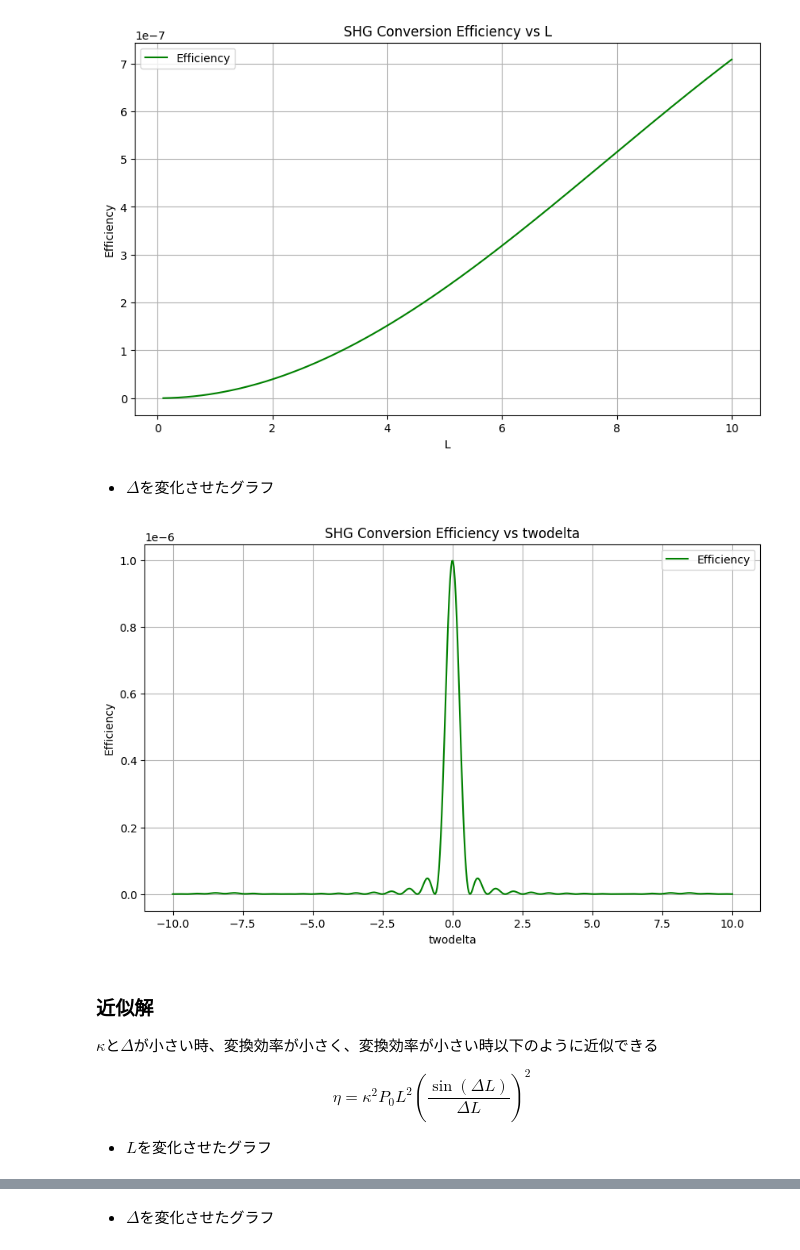
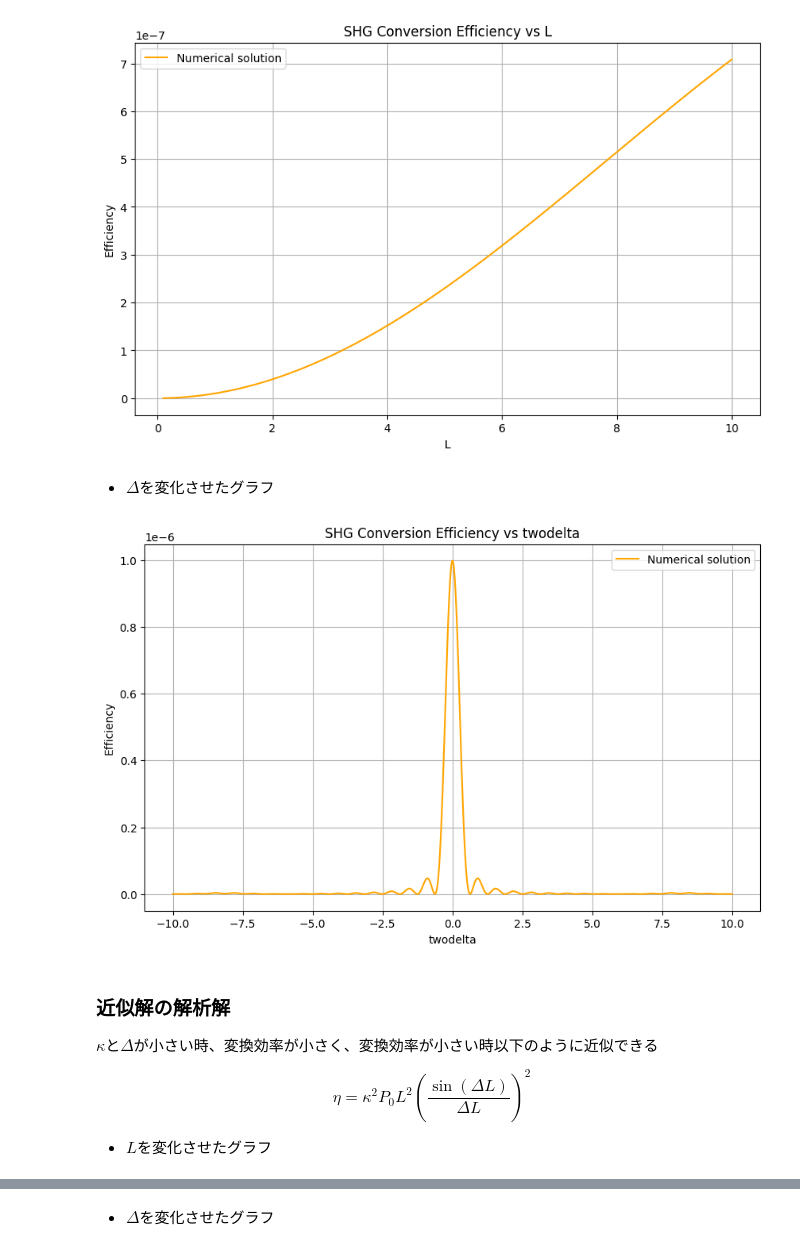
Before and after one commit to Xo1otl/mictlan, a Jupyter notebook: research/syuron/python/examples/shg.ipynb, the cells around one changed output, grey strips where cells are left out. Cells and saved outputs as stored; diff of their text form; code cells hidden in the pictures.

```diff
--- a/research/syuron/python/examples/shg.ipynb
+++ b/research/syuron/python/examples/shg.ipynb
@@ -74,16 +74,16 @@ L_approx, eff_vals = L_vs_eff()
 plt.figure(figsize=(10, 6))
 
 # Lに対する効率のプロット
-plt.plot(L_approx, eff_vals, label='Efficiency', color='green')
+plt.plot(L_approx, eff_vals, label='Numerical solution', color='orange')
 
 plt.title('SHG Conversion Efficiency vs L')
 plt.xlabel('L')
 plt.ylabel('Efficiency')
+plt.grid()
 plt.legend()
-plt.grid()
 plt.show()
 # %% [output]
-[figure, old version]
+[figure, new version]
 # %% [markdown]
 * $\Delta$を変化させたグラフ
 # %%
@@ -103,38 +103,38 @@ def twodelta_vs_eff():
     for twodelta_value in twodelta_values:
         # twodelta(z) 関数を定義（z に依存しない定数を返す）
         def twodelta(z: float) -> float:
             return twodelta_value
 
         # NMCE オブジェクトの作成
         nmce = shg.NMCE(kappa, twodelta)
 
         # 効率計算
         B_L, A_z = nmce.solve(L, A0, B0)
         efficiency = shg.efficiency(B_L, A0)  # 効率を計算
         efficiency_values.append(efficiency)  # 効率をリストに追加
 
     return twodelta_values, efficiency_values
 
 
 # 効率を計算
 twodelta_vals, eff_vals = twodelta_vs_eff()
 
 # グラフの描画
 plt.figure(figsize=(10, 6))
 
 # twodelta に対する効率のプロット
-plt.plot(twodelta_vals, eff_vals, label='Efficiency', color='green')
+plt.plot(twodelta_vals, eff_vals, label='Numerical solution', color='orange')
 
 plt.title('SHG Conversion Efficiency vs twodelta')
 plt.xlabel('twodelta')
 plt.ylabel('Efficiency')
+plt.grid()
 plt.legend()
-plt.grid()
 plt.show()
 # %% [output]
-[figure, old version]
+[figure, new version]
 # %% [markdown]
-### 近似解
+### 近似解の解析解
 
 $\kappa$と$\Delta$が小さい時、変換効率が小さく、変換効率が小さい時以下のように近似できる
 
```
Also changed, not shown: parts of 5 cells of this notebook, 9 other files.
